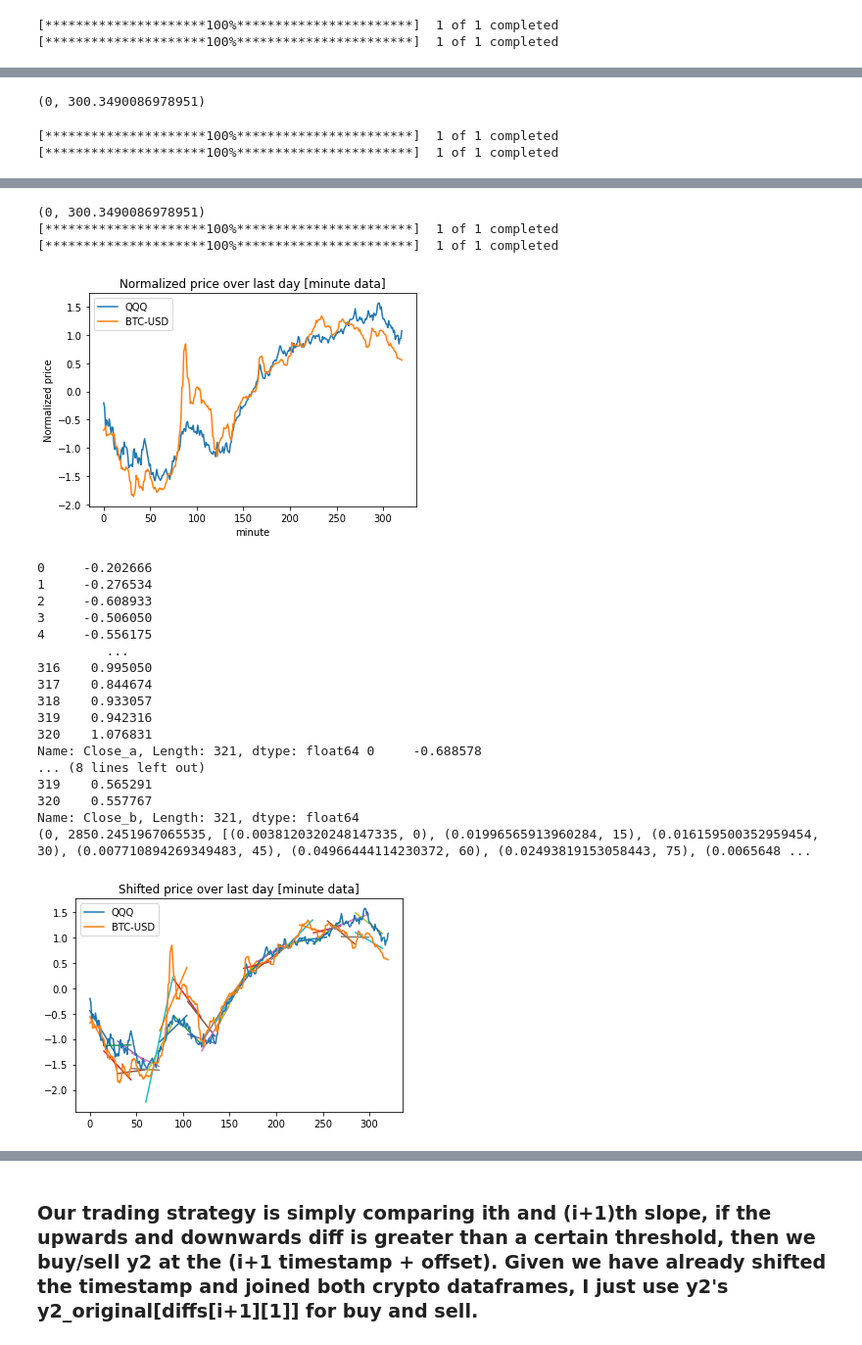
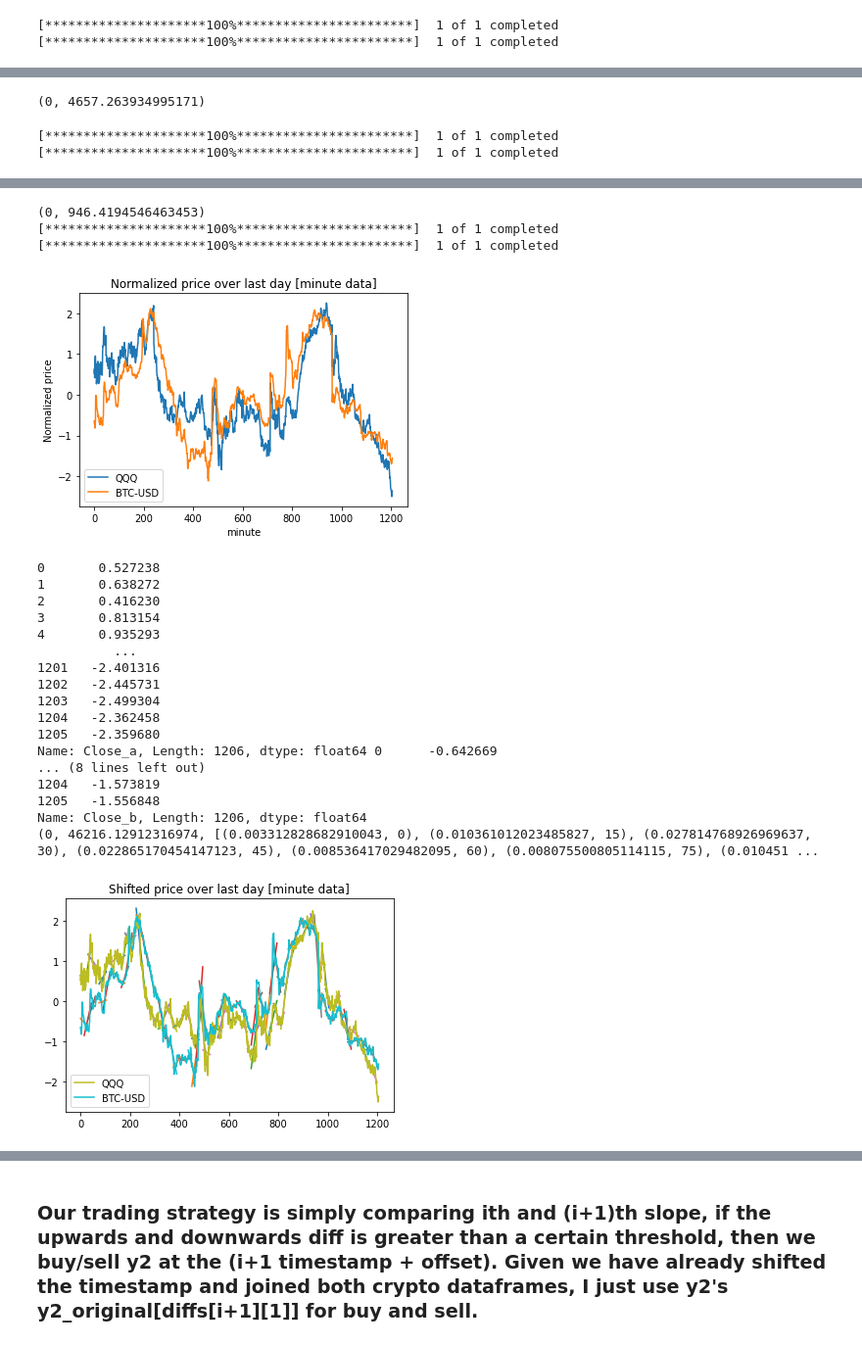
Before and after one commit to andrewting19/QuantCryptoProject, a Jupyter notebook: earlyindicators.ipynb, the cells around one changed output, grey strips where cells are left out. Shown at 98% size. Drawn from its saved outputs; the diff is of its cells as text; code cells hidden in the pictures.

```diff
--- a/earlyindicators.ipynb
+++ b/earlyindicators.ipynb
@@ -7,8 +22,8 @@ from scipy import signal
 from sklearn.linear_model import LinearRegression
 # %%
 # Get the data
-qqq = yf.download(tickers="QQQ", period="24h", interval="1m")
-btc = yf.download(tickers="BTC-USD", period="24h", interval="1m")
+qqq = yf.download(tickers="QQQ", period="2d", interval="1m")
+btc = yf.download(tickers="BTC-USD", period="2d", interval="1m")
 # %% [output]
 [*********************100%***********************]  1 of 1 completed
 [*********************100%***********************]  1 of 1 completed
@@ -52,11 +71,14 @@ def max_offset(df1, df2):
     return np.argmax(corrs) - len(df1) + 1, corrs[np.argmax(corrs)]
 print(max_offset(y1,y2))
 # %% [output]
-(0, 300.3490086978951)
+(0, 4657.263934995171)
+# %%
+global_period = "1d"
+global_interval = "1m"
 # %%
 def ticker_offset(str1, str2, silent=False):
-    a = yf.download(tickers=str1, period="24h", interval="1m")
-    b = yf.download(tickers=str2, period="24h", interval="1m")
+    a = yf.download(tickers=str1, period=global_period, interval=global_interval)
+    b = yf.download(tickers=str2, period=global_period, interval=global_interval)
     df = a.merge(b,how="inner", left_on="Datetime", right_on="Datetime", suffixes=["_a","_b"])
     y1 = df['Close_a']
     y2 = df['Close_b']
@@ -73,8 +95,8 @@ def ticker_offset(str1, str2, silent=False):
     return max_offset(y1,y2)
 
 def ticker_offset_slope_loss(str1, str2, silent=False):
-    a = yf.download(tickers=str1, period="24h", interval="1m")
-    b = yf.download(tickers=str2, period="24h", interval="1m")
+    a = yf.download(tickers=str1, period=global_period, interval=global_interval)
+    b = yf.download(tickers=str2, period=global_period, interval=global_interval)
     df = a.merge(b,how="inner", left_on="Datetime", right_on="Datetime", suffixes=["_a","_b"])
     y1 = df['Close_a']
     y2 = df['Close_b']
@@ -144,22 +166,22 @@ print(ticker_offset_slope_loss("QQQ","BTC-USD")[:3])
-(0, 300.3490086978951)
+(0, 946.4194546463453)
 [*********************100%***********************]  1 of 1 completed
 [*********************100%***********************]  1 of 1 completed
-[figure, old version]
+[figure, new version]
-0     -0.202666
-1     -0.276534
-2     -0.608933
-3     -0.506050
-4     -0.556175
-         ...
-316    0.995050
-317    0.844674
-318    0.933057
-319    0.942316
-320    1.076831
-Name: Close_a, Length: 321, dtype: float64 0     -0.688578
+0       0.527238
+1       0.638272
+2       0.416230
+3       0.813154
+4       0.935293
+          ...
+1201   -2.401316
+1202   -2.445731
+1203   -2.499304
+1204   -2.362458
+1205   -2.359680
+Name: Close_a, Length: 1206, dtype: float64 0      -0.642669
 ... (8 lines left out)
-319    0.565291
-320    0.557767
-Name: Close_b, Length: 321, dtype: float64
-(0, 2850.2451967065535, [(0.0038120320248147335, 0), (0.01996565913960284, 15), (0.016159500352959454, 30), (0.007710894269349483, 45), (0.04966444114230372, 60), (0.02493819153058443, 75), (0.0065648 ...
+1204   -1.573819
+1205   -1.556848
+Name: Close_b, Length: 1206, dtype: float64
+(0, 46216.12912316974, [(0.003312828682910043, 0), (0.010361012023485827, 15), (0.027814768926969637, 30), (0.022865170454147123, 45), (0.008536417029482095, 60), (0.008075500805114115, 75), (0.010451 ...
-[figure, old version]
+[figure, new version]
```
Also changed, not shown: parts of 23 cells of this notebook.
